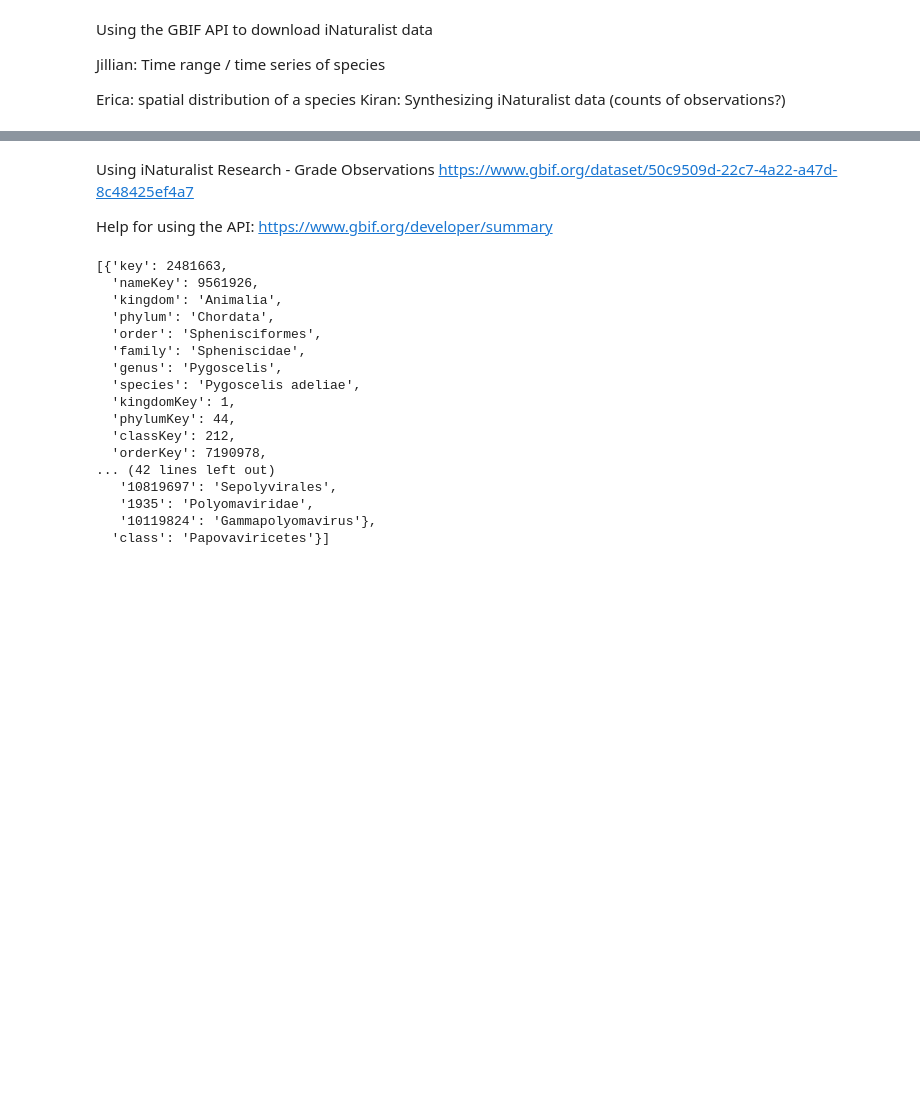
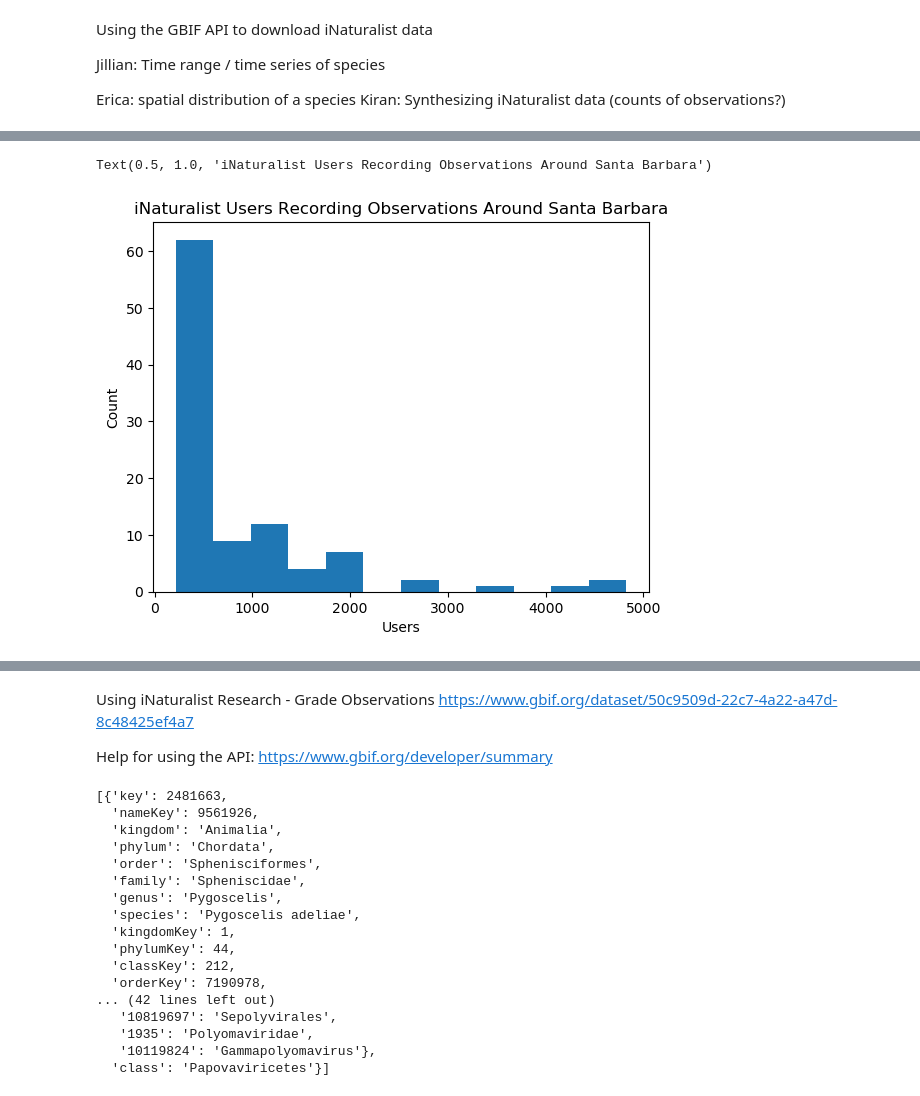
Before and after one commit to erica-bishop/eds220-finalproject, a Jupyter notebook: EB-read-in.ipynb, the cells around one changed output, grey strips where cells are left out. Drawn from its saved outputs; the diff is of its cells as text; code cells hidden in the pictures; blank space fills up the shorter version.

```diff
--- a/EB-read-in.ipynb
+++ b/EB-read-in.ipynb
@@ -30,0 +55,15 @@ doc
+# %%
+#How active are all of those users? - let's create a histogram to see how many observations are made by the top 100 users
+n = 100
+top_recorders = sb_inat.recordedBy.value_counts()[:n]
+
+# set three variables, n, bins, and patches
+n, bins, patches = plt.hist(x = top_recorders, bins='auto')
+
+# Label plot axes
+plt.xlabel('Users')
+plt.ylabel('Count')
+plt.title("iNaturalist Users Recording Observations Around Santa Barbara")
+# %% [output]
+Text(0.5, 1.0, 'iNaturalist Users Recording Observations Around Santa Barbara')
+[figure, added]
```
Also changed, not shown: parts of 12 cells of this notebook, 1 other file.
